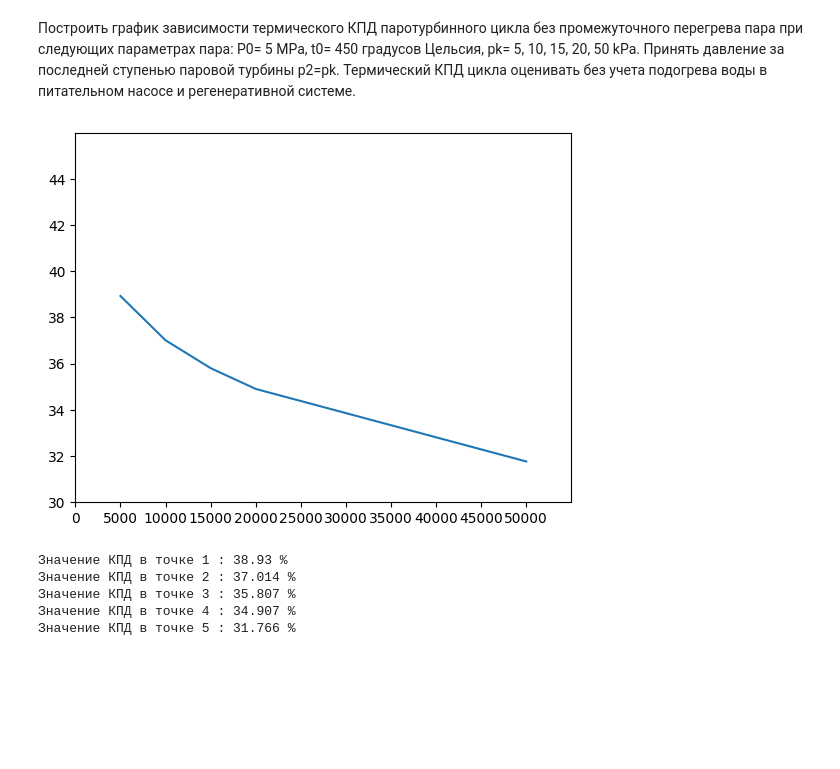
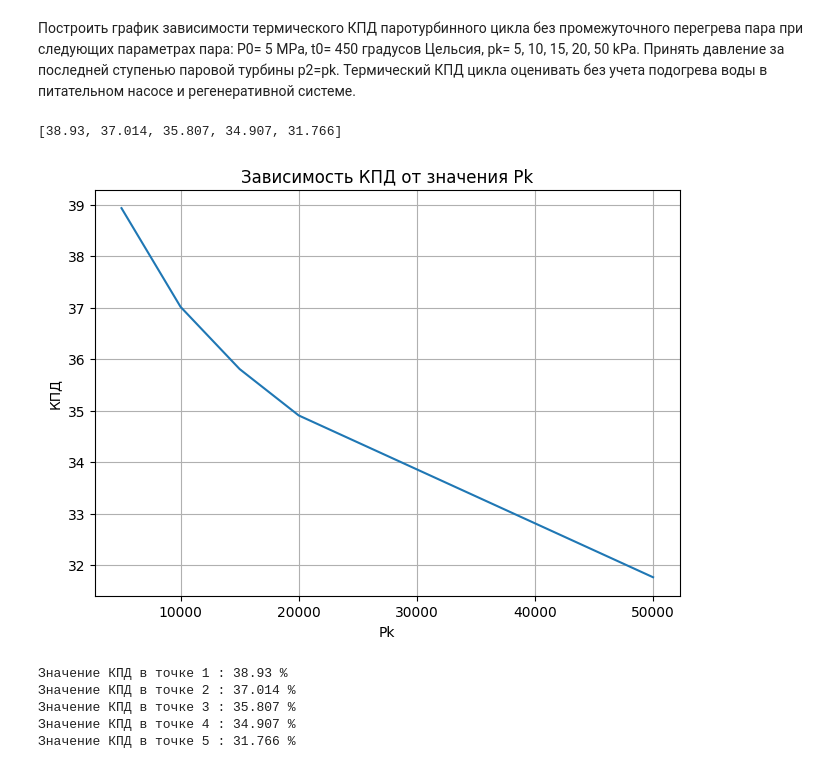
Before and after one commit to BonadykovNM/turbines_2022, a Jupyter notebook: Z_2.ipynb, the cells around one changed output. Saved outputs shown, nothing was run; the diff lists cells and outputs as text; code cells hidden in the pictures; blank space fills up the shorter version.

```diff
--- a/Z_2.ipynb
+++ b/Z_2.ipynb
@@ -21,8 +21,11 @@ p0 = 5 * MPa
 t0 = to_kelvin(450)
 
 pk =[5, 10, 15, 20, 50]
-for i in range(len(pk)):
-    pk[i] = pk[i] * kPa
+def multimpa(number):
+    return number*kPa
+
+pk = map(multimpa,pk)
+pk = list(pk)
 # %%
 # Определим точки, которые нам нужны
 point_condenser_inlet = []
@@ -31,6 +34,7 @@ point = (gas(P = p0 * unit, T = t0))
 for j in range(len(pk)):
     point_condenser_inlet.append(gas(P = pk[j] * unit, s = point.s))
     point_pump_outlet.append(gas(P = pk[j] * unit, x = 0))
+    point_condenser_inlet
 # %%
 useful_energy = []
 full_energy = []
@@ -39,23 +43,20 @@ for j in range(len(pk)):
     useful_energy.append(point.h - point_condenser_inlet[j].h)
     full_energy.append(point.h - point_pump_outlet[j].h)
     efficiency.append(round(useful_energy[j]/full_energy[j]*100,3))
+efficiency
+# %% [output]
+[38.93, 37.014, 35.807, 34.907, 31.766]
 # %%
-y = []
-x = []
-for j in range(len(pk)):
-    y.append(efficiency[j])
-    x.append(pk[j])
+x = pk
 
-fig, ax = plt.subplots()
-
-ax.plot(x, y,)
-
-ax.set(xlim = (0 , 55 * kPa), xticks = np.arange(0, 55 * kPa, 5  * kPa, ),
-        ylim = (30, 46), yticks = np.arange(30, 46, 2,))
-
-plt.show()
+plt.figure(layout = 'constrained')
+plt.plot(x, efficiency)
+plt.xlabel('Pk')
+plt.ylabel('КПД')
+plt.title("Зависимость КПД от значения Pk")
+plt.grid()
 # %% [output]
-[figure, old version]
+[figure, new version]
 # %%
 for j in range(len(pk)):
     print("Значение КПД в точке",j+1,":",efficiency[j], "%" )
```
Also changed, not shown: 1 other file.
